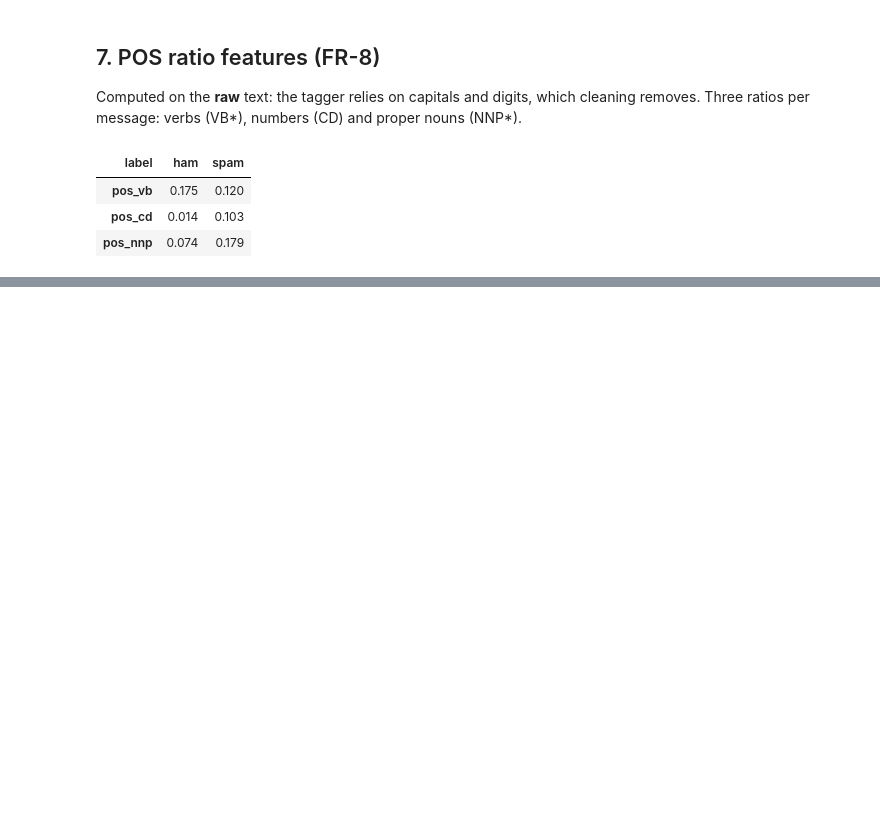
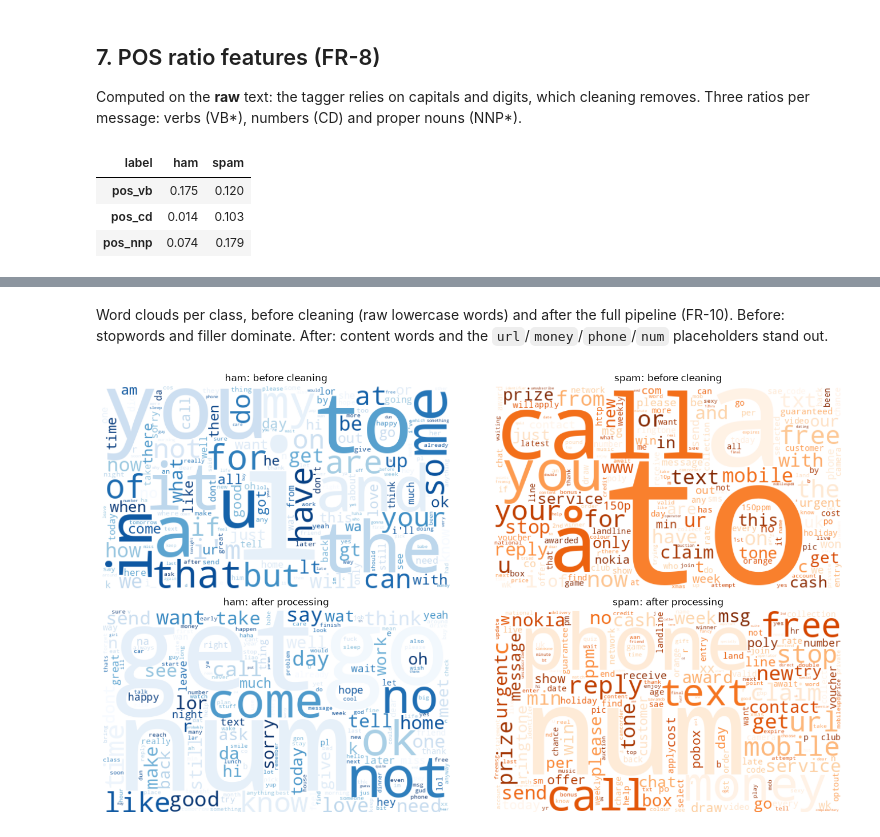
Before and after one commit to imadmurr/sms-spam-detector, a Jupyter notebook: sms_spam_detector.ipynb, the cells around one changed output, grey strips where cells are left out. Saved outputs shown, nothing was run; the diff lists cells and outputs as text; code cells hidden in the pictures; blank space fills up the shorter version.

```diff
--- a/sms_spam_detector.ipynb
+++ b/sms_spam_detector.ipynb
@@ -353,0 +404,22 @@ df.groupby("label")[POS_FEATURES].mean().T.round(3)
+# %% [markdown]
+Word clouds per class, before cleaning (raw lowercase words) and after the full pipeline (FR-10). Before: stopwords and filler dominate. After: content words and the `url`/`money`/`phone`/`num` placeholders stand out.
+# %%
+def cloud(text, colormap):
+    return WordCloud(width=600, height=350, background_color="white", colormap=colormap,
+                     collocations=False, stopwords=set(), random_state=RANDOM_STATE).generate(text)
+
+
+fig, axes = plt.subplots(2, 2, figsize=(14, 8))
+for col, (label, cmap) in enumerate([("ham", "Blues"), ("spam", "Oranges")]):
+    part = train[train["label"] == label]
+    before = " ".join(part["text"].str.lower())
+    after = " ".join(" ".join(t) for t in part["tokens"])
+    for row, (stage, text) in enumerate([("before cleaning", before), ("after processing", after)]):
+        axes[row, col].imshow(cloud(text, cmap), interpolation="bilinear")
+        axes[row, col].set_title(f"{label}: {stage}")
+        axes[row, col].axis("off")
+plt.tight_layout()
+plt.savefig(FIG_DIR / "wordclouds.png", dpi=150)
+plt.show()
+# %% [output]
+[figure, added]
```
Also changed, not shown: parts of 8 cells of this notebook, 4 other files.
